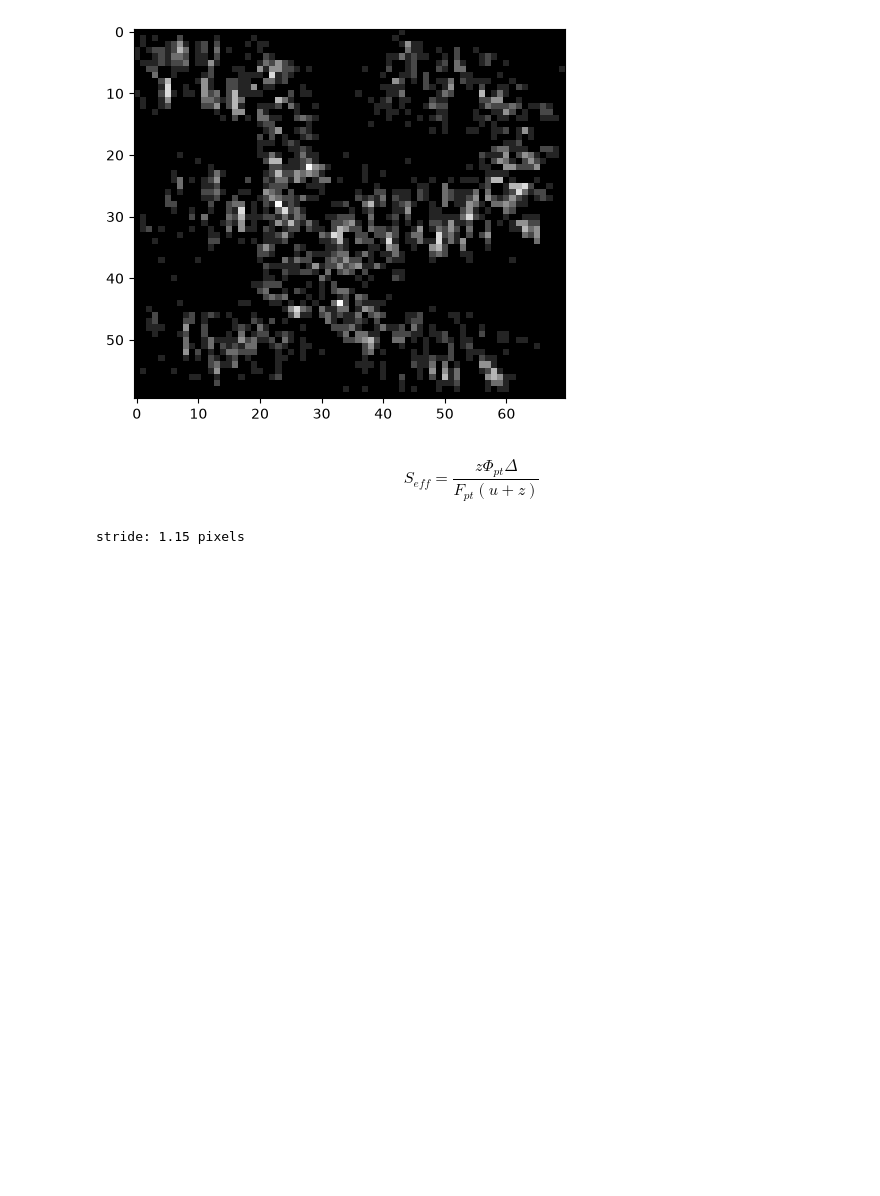
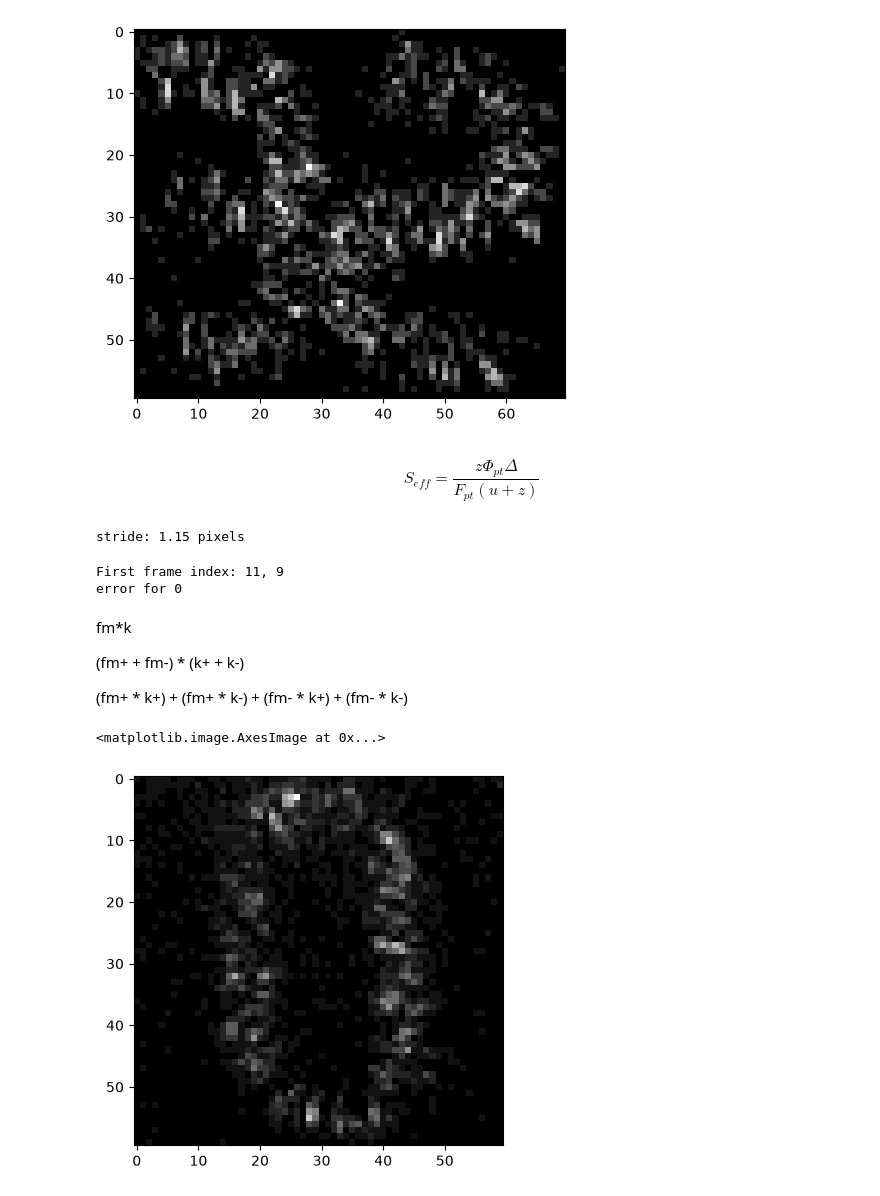
Before and after one commit to importly/dmdcontrol, a Jupyter notebook: timestamps.ipynb, the cells around one changed output. Saved outputs shown, nothing was run; the diff lists cells and outputs as text; code cells hidden in the pictures; blank space fills up the shorter version.

```diff
--- a/timestamps.ipynb
+++ b/timestamps.ipynb
@@ -101,0 +113,31 @@ stride: 1.15 pixels
+# %%
+diff_0 = np.diff(events_per_frame_0[:20])
+diff_1 = np.diff(events_per_frame_1[:20])
+
+print(f'First frame index: {np.argmax(diff_0[8:11])+8+1}, {np.argmax(diff_1[8:11])+8+1}')
+if np.max(events_per_frame_0) < 4000:
+    print('error for 0')
+if np.max(events_per_frame_1) < 4000:
+    print('error for 1')
+# %% [output]
+First frame index: 11, 9
+error for 0
+# %% [markdown]
+fm*k
+
+(fm+ + fm-) * (k+ + k-)
+
+(fm+ * k+) + (fm+ * k-) + (fm- * k+) + (fm- * k-)
+# %%
+import numpy as np
+import matplotlib.pyplot as plt
+
+frames = np.load('runs/20260822-132542/frames.npy')
+# %%
+norm_pos = (frames[0] - frames[0].min()) / (frames[0].max() - frames[0].min())
+norm_neg = (frames[frames.shape[0]//2] - frames[frames.shape[0]//2].min()) / (frames[frames.shape[0]//2].max() - frames[frames.shape[0]//2].min())
+# %%
+plt.imshow(norm_pos, cmap='gray')
+# %% [output]
+<matplotlib.image.AxesImage at 0x...>
+[figure, added]
```
Also changed, not shown: parts of 19 cells of this notebook, 16 other files.
